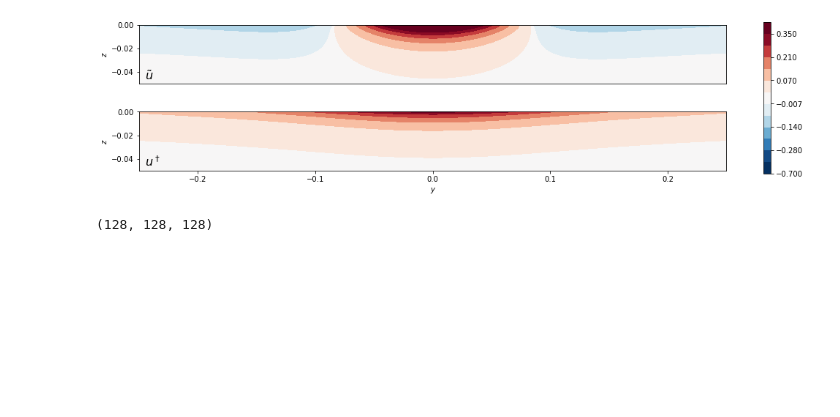
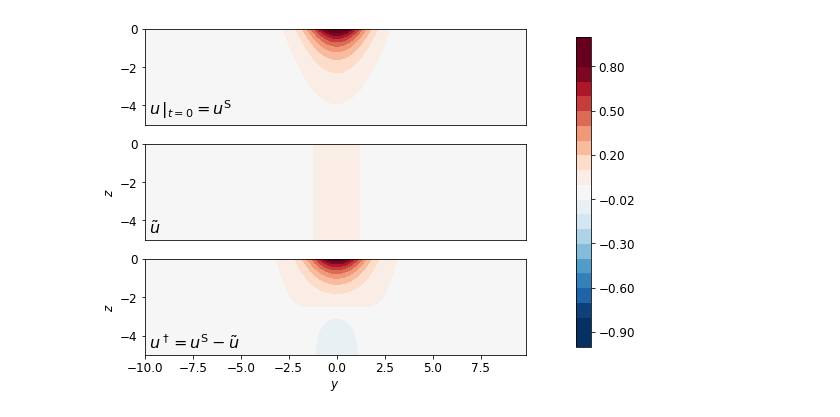
Before and after one commit to glwagner/QG-surface-waves, a Jupyter notebook: bretherton_flow/bretherton_flow.ipynb, the cells around one changed output. Cells and saved outputs as stored; diff of their text form; code cells hidden in the pictures; blank space fills up the shorter version.

```diff
--- a/bretherton_flow/bretherton_flow.ipynb
+++ b/bretherton_flow/bretherton_flow.ipynb
@@ -7,19 +7,18 @@ from dedalus import public as de
 from dedalus.extras import plot_tools
 # %%
 # Domain
-L = 1
-H = 0.1
-
-# Environment: R = (N * h / f)^2 = 1 ?
-f = 1.0
-N = 100.0
+L = 20
+H = 10
 
 # Wave field
-h  = 0.01
-lx = 0.1
-ly = 0.05
+h  = 1
+lx = 2
+ly = 1
 US = 1       # Arbitrary because problem is linear
 
+# Environment: R = (N * h / f)^2 = ?
+f = 1.0
+N = 0.01
 
 # Numerics
 nx = 32
@@ -160,49 +187,66 @@ plt.savefig('wave_induced_mediated.png', bbox_inches='tight', dpi=480)
 <Figure size 432x288 with 0 Axes>
 # %%
-fig, axs = plt.subplots(nrows=2, figsize=(18, 4), sharex=True)
+fig, axs = plt.subplots(nrows=3, figsize=(18, 6), sharex=True)
+
+uS_meridian_op = de.operators.interpolate(uS, x=0)
+uS_meridian = uS_meridian_op.evaluate()
+uS_meridian.set_scales(scale)
 
 u_meridian_op = de.operators.interpolate(u, x=0)
 u_meridian = u_meridian_op.evaluate()
 u_meridian.set_scales(scale)
 
 uM_meridian_op = de.operators.interpolate(uM, x=0)
 uM_meridian = uM_meridian_op.evaluate()
 uM_meridian.set_scales(scale)
 
-levs = np.array([-1, -0.5, -0.4, -0.3, -0.2, -0.1, -0.01, 0.01, 0.1, 0.2, 0.3, 0.4, 0.5, 1.0]) * umax
+levs = np.array([-1, -0.9, -0.8, -0.7, -0.6, -0.5, -0.4, -0.3, -0.2, -0.1, -0.02,
+                 0.02, 0.1, 0.2, 0.3, 0.4, 0.5, 0.6, 0.7, 0.8, 0.9, 1.0]) * US
+
+ulim = 0.8 * US
 
 plt.sca(axs[0])
-im2 = plt.contourf(Yz, Zy, u_meridian['g'][-1, :, :].T, cmap="RdBu_r", vmin=-umax/2, vmax=umax/2,
+
+im0 = plt.contourf(Yz, Zy, uS_meridian['g'][-1, :, :].T, cmap="RdBu_r", vmin=-ulim, vmax=ulim,
+                   levels=levs)
+
+plt.text(0.01, 0.04, '$ u \, |_{t=0} = u^\\mathrm{S} $', horizontalalignment='left',
+         verticalalignment='bottom', transform=axs[0].transAxes, fontsize=16)
+
+plt.sca(axs[1])
+
+im1 = plt.contourf(Yz, Zy, u_meridian['g'][-1, :, :].T, cmap="RdBu_r", vmin=-ulim, vmax=ulim,
                    levels=levs)
 
 plt.text(0.01, 0.04, '$ \\tilde u $', horizontalalignment='left',
-         verticalalignment='bottom', transform=axs[0].transAxes, fontsize=16)
+         verticalalignment='bottom', transform=axs[1].transAxes, fontsize=16)
 
-plt.sca(axs[1])
-im2 = plt.contourf(Yz, Zy, uM_meridian['g'][32, :, :].T, cmap="RdBu_r", vmin=-umax/2, vmax=umax/2,
+plt.sca(axs[2])
+im2 = plt.contourf(Yz, Zy, uM_meridian['g'][32, :, :].T, cmap="RdBu_r", vmin=-ulim, vmax=ulim,
                    levels=levs)
 
-plt.text(0.01, 0.04, '$ u^\\dagger $', horizontalalignment='left',
-         verticalalignment='bottom', transform=axs[1].transAxes, fontsize=16)
+plt.text(0.01, 0.04, '$ u^\\dagger = u^\\mathrm{S} - \\tilde u$', horizontalalignment='left',
+         verticalalignment='bottom', transform=axs[2].transAxes, fontsize=16)
 
-axs[0].set_ylim(-0.05, 0.00)
-axs[1].set_ylim(-0.05, 0.00)
+axs[0].set_ylim(-H/2, 0.00)
+axs[1].set_ylim(-H/2, 0.00)
+axs[2].set_ylim(-H/2, 0.00)
 
-axs[0].set_xlim(-0.25, 0.25)
-axs[1].set_xlim(-0.25, 0.25)
+#axs[1].set_xlim(-L/4, L/4)
+#axs[2].set_xlim(-L/4, L/4)
 
 axs[0].tick_params(bottom=False, labelbottom=False)
-axs[0].set_aspect(1)
-axs[1].set_aspect(1)
+axs[1].tick_params(bottom=False, labelbottom=False)
 
-axs[0].set_ylabel("$ z $")
+α = 1
+axs[0].set_aspect(α)
+axs[1].set_aspect(α)
+axs[2].set_aspect(α)
+
 axs[1].set_ylabel("$ z $")
-axs[1].set_xlabel("$ y $")
+axs[2].set_ylabel("$ z $")
+axs[2].set_xlabel("$ y $")
 
 cbar = fig.colorbar(im2, ax=axs.ravel().tolist(), shrink=0.95)
 # %% [output]
-[figure, old version]
+[figure, new version]
-# %%
-uM.shape
-# %% [output]
-(128, 128, 128)
```
Also changed, not shown: parts of 2 cells of this notebook, 5 other files.
